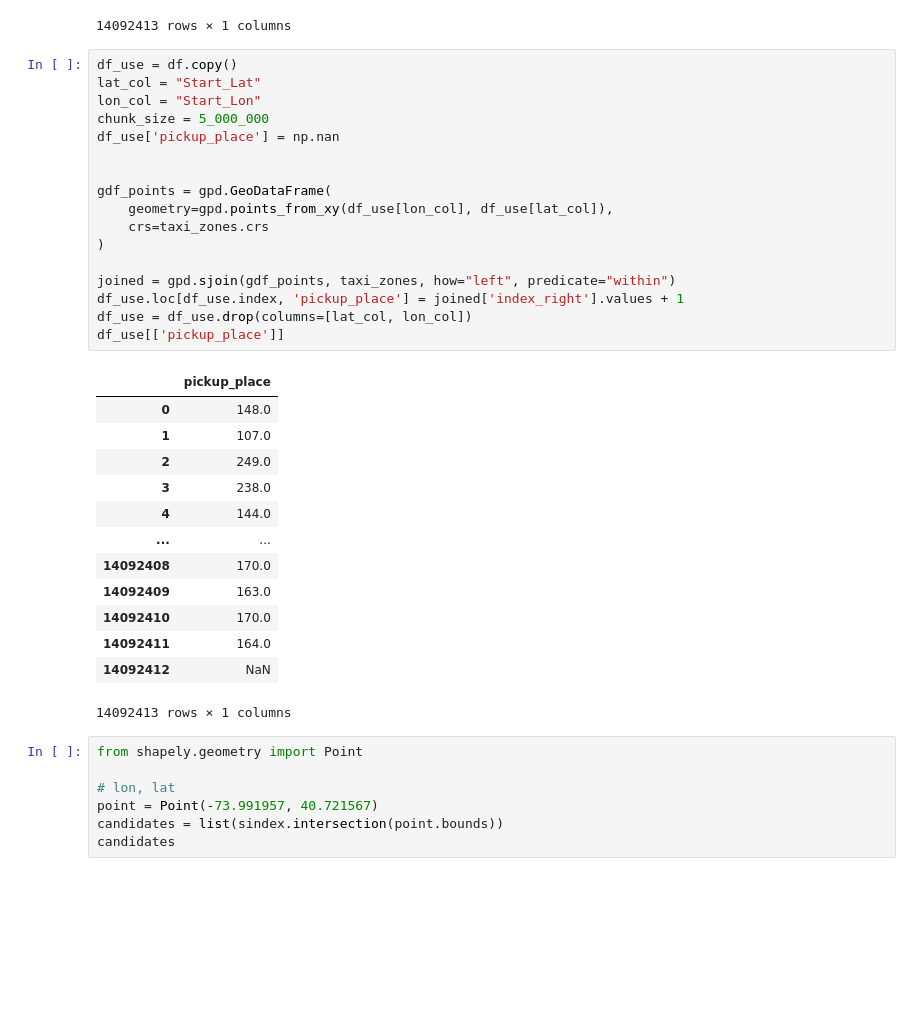
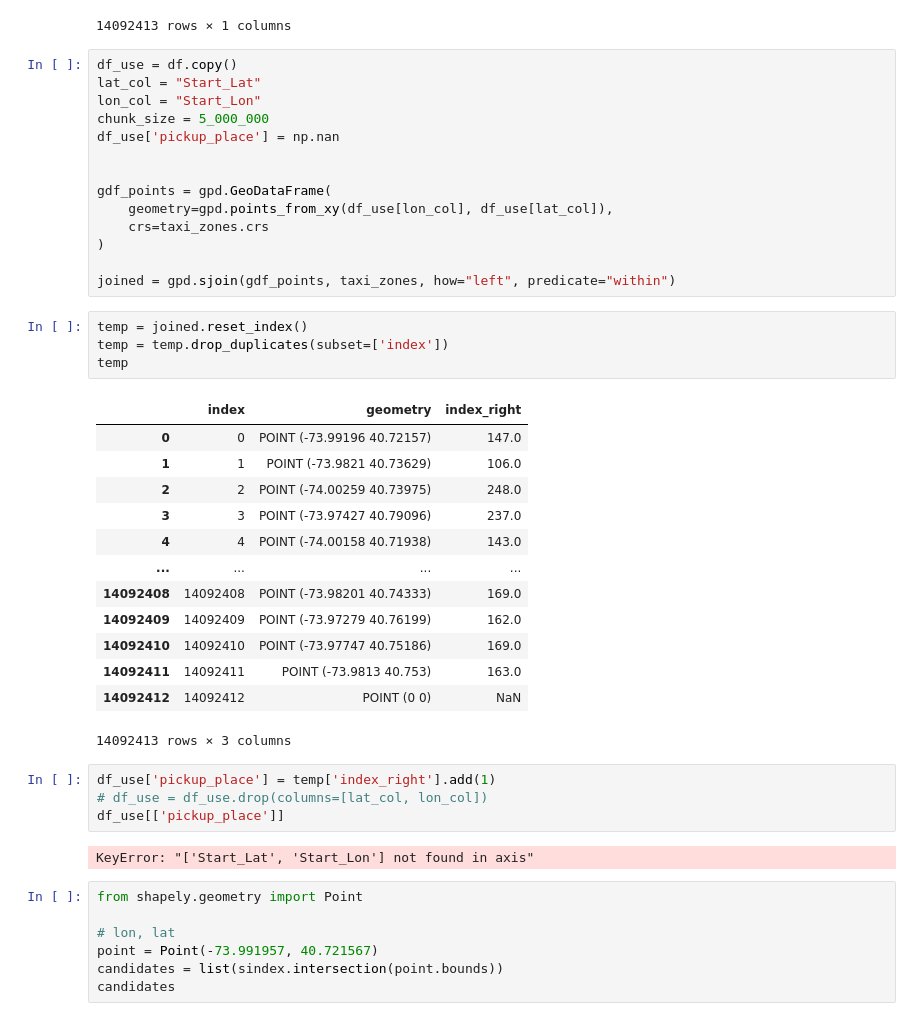
Before and after one commit to TangyKiwi/DSC-291-AWS, a Jupyter notebook: pivot_and_bootstrap/test.ipynb, the cells around one changed output. Saved outputs shown, nothing was run; the diff lists cells and outputs as text; blank space fills up the shorter version.

```diff
--- a/pivot_and_bootstrap/test.ipynb
+++ b/pivot_and_bootstrap/test.ipynb
@@ -450,23 +466,30 @@ gdf_points = gpd.GeoDataFrame(
 )
 
 joined = gpd.sjoin(gdf_points, taxi_zones, how="left", predicate="within")
-df_use.loc[df_use.index, 'pickup_place'] = joined['index_right'].values + 1
-df_use = df_use.drop(columns=[lat_col, lon_col])
-df_use[['pickup_place']]
-# %% [output]
-|  | pickup_place |
-| 0 | 148.0 |
-| 1 | 107.0 |
-| 2 | 249.0 |
-| 3 | 238.0 |
-| 4 | 144.0 |
-| ... | ... |
-| 14092408 | 170.0 |
-| 14092409 | 163.0 |
-| 14092410 | 170.0 |
-| 14092411 | 164.0 |
-| 14092412 | NaN |
-14092413 rows × 1 columns
+# %%
+temp = joined.reset_index()
+temp = temp.drop_duplicates(subset=['index'])
+temp
+# %% [output]
+|  | index | geometry | index_right |
+| 0 | 0 | POINT (-73.99196 40.72157) | 147.0 |
+| 1 | 1 | POINT (-73.9821 40.73629) | 106.0 |
+| 2 | 2 | POINT (-74.00259 40.73975) | 248.0 |
+| 3 | 3 | POINT (-73.97427 40.79096) | 237.0 |
+| 4 | 4 | POINT (-74.00158 40.71938) | 143.0 |
+| ... | ... | ... | ... |
+| 14092408 | 14092408 | POINT (-73.98201 40.74333) | 169.0 |
+| 14092409 | 14092409 | POINT (-73.97279 40.76199) | 162.0 |
+| 14092410 | 14092410 | POINT (-73.97747 40.75186) | 169.0 |
+| 14092411 | 14092411 | POINT (-73.9813 40.753) | 163.0 |
+| 14092412 | 14092412 | POINT (0 0) | NaN |
+14092413 rows × 3 columns
+# %%
+df_use['pickup_place'] = temp['index_right'].add(1)
+# df_use = df_use.drop(columns=[lat_col, lon_col])
+df_use[['pickup_place']]
+# %% [output]
+KeyError: "['Start_Lat', 'Start_Lon'] not found in axis"
 # %%
 from shapely.geometry import Point
 
```
Also changed, not shown: parts of 2 cells of this notebook, 2 other files.
